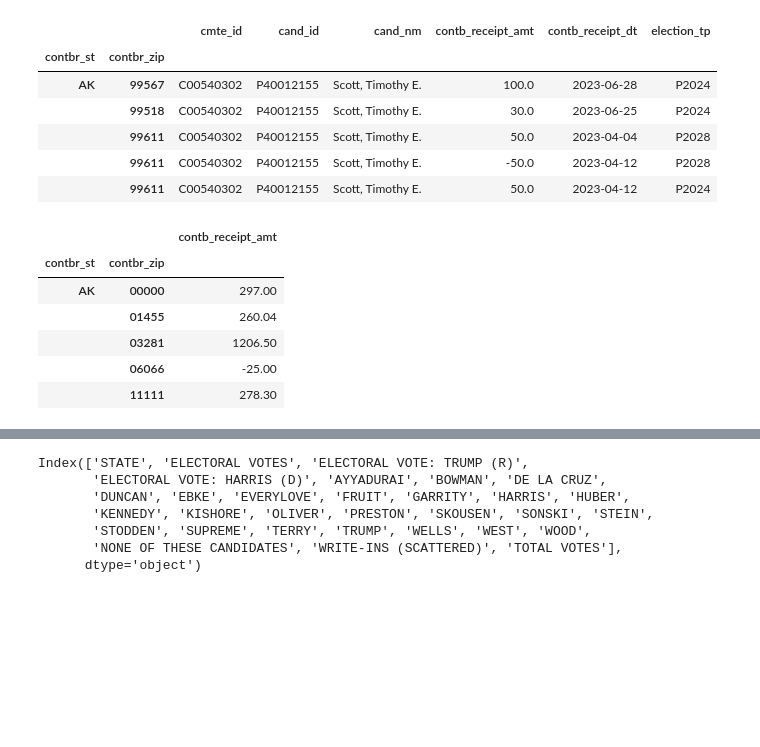
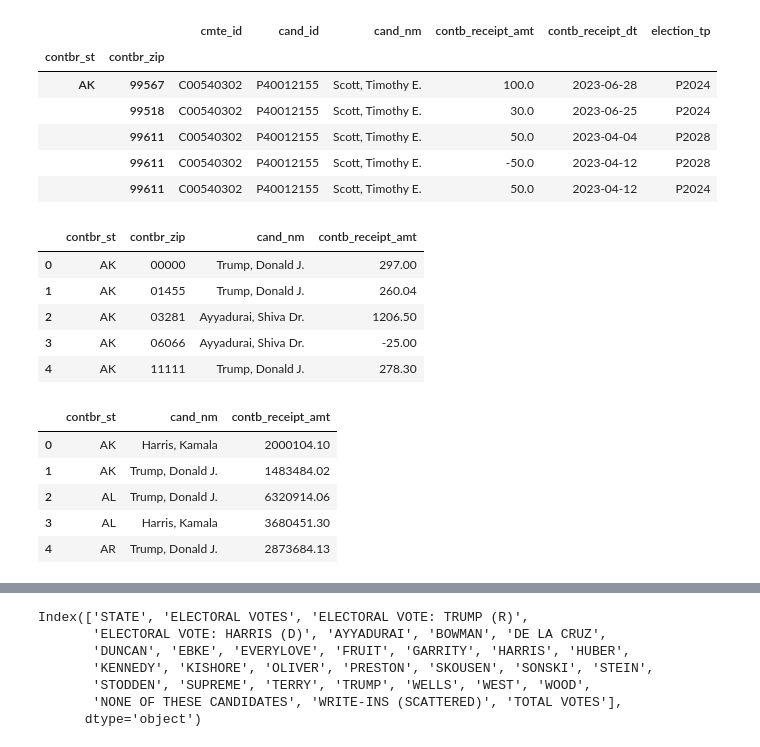
Before and after one commit to MaxObes/econ-570-final-project, a Jupyter notebook: econ570.ipynb, the cells around one changed output, grey strips where cells are left out. Cells and saved outputs as stored; diff of their text form; code cells hidden in the pictures; blank space fills up the shorter version.

```diff
--- a/econ570.ipynb
+++ b/econ570.ipynb
@@ -74,16 +74,38 @@ new.head()
 |  | 99611 | C00540302 | P40012155 | Scott, Timothy E. | -50.0 | 2023-04-12 | P2028 |
 |  | 99611 | C00540302 | P40012155 | Scott, Timothy E. | 50.0 | 2023-04-12 | P2024 |
 # %%
-new_summed = pd.DataFrame(new.groupby(level=["contbr_st", "contbr_zip"])["contb_receipt_amt"].sum())
+new_reset = new.reset_index()
+new_summed = new_reset.groupby(["contbr_st", "contbr_zip", "cand_nm"])["contb_receipt_amt"].sum().reset_index()
 new_summed.head()
 # %% [output]
-|  |  | contb_receipt_amt |
-| contbr_st | contbr_zip |  |
-| AK | 00000 | 297.00 |
-|  | 01455 | 260.04 |
-|  | 03281 | 1206.50 |
-|  | 06066 | -25.00 |
-|  | 11111 | 278.30 |
+|  | contbr_st | contbr_zip | cand_nm | contb_receipt_amt |
+| 0 | AK | 00000 | Trump, Donald J. | 297.00 |
+| 1 | AK | 01455 | Trump, Donald J. | 260.04 |
+| 2 | AK | 03281 | Ayyadurai, Shiva Dr. | 1206.50 |
+| 3 | AK | 06066 | Ayyadurai, Shiva Dr. | -25.00 |
+| 4 | AK | 11111 | Trump, Donald J. | 278.30 |
+# %%
+state_cand_sums = new_summed.groupby(["contbr_st", "cand_nm"])["contb_receipt_amt"].sum().reset_index()
+
+# Optional: sort by state or amount
+state_cand_sums = state_cand_sums.sort_values(by=["contbr_st", "contb_receipt_amt"], ascending=[True, False])
+
+# state_cand_sums.head()
+
+# Keep only contributions for Harris or Trump
+state_sums = state_cand_sums[
+    state_cand_sums["cand_nm"].isin(["Harris, Kamala", "Trump, Donald J."])
+].reset_index(drop=True)
+
+# View the filtered result
+state_sums.head()
+# %% [output]
+|  | contbr_st | cand_nm | contb_receipt_amt |
+| 0 | AK | Harris, Kamala | 2000104.10 |
+| 1 | AK | Trump, Donald J. | 1483484.02 |
+| 2 | AL | Trump, Donald J. | 6320914.06 |
+| 3 | AL | Harris, Kamala | 3680451.30 |
+| 4 | AR | Trump, Donald J. | 2873684.13 |
 # %%
 elec_df = pd.read_excel("2024presgeresults.xlsx")
 
```
Also changed, not shown: parts of 3 cells of this notebook.
